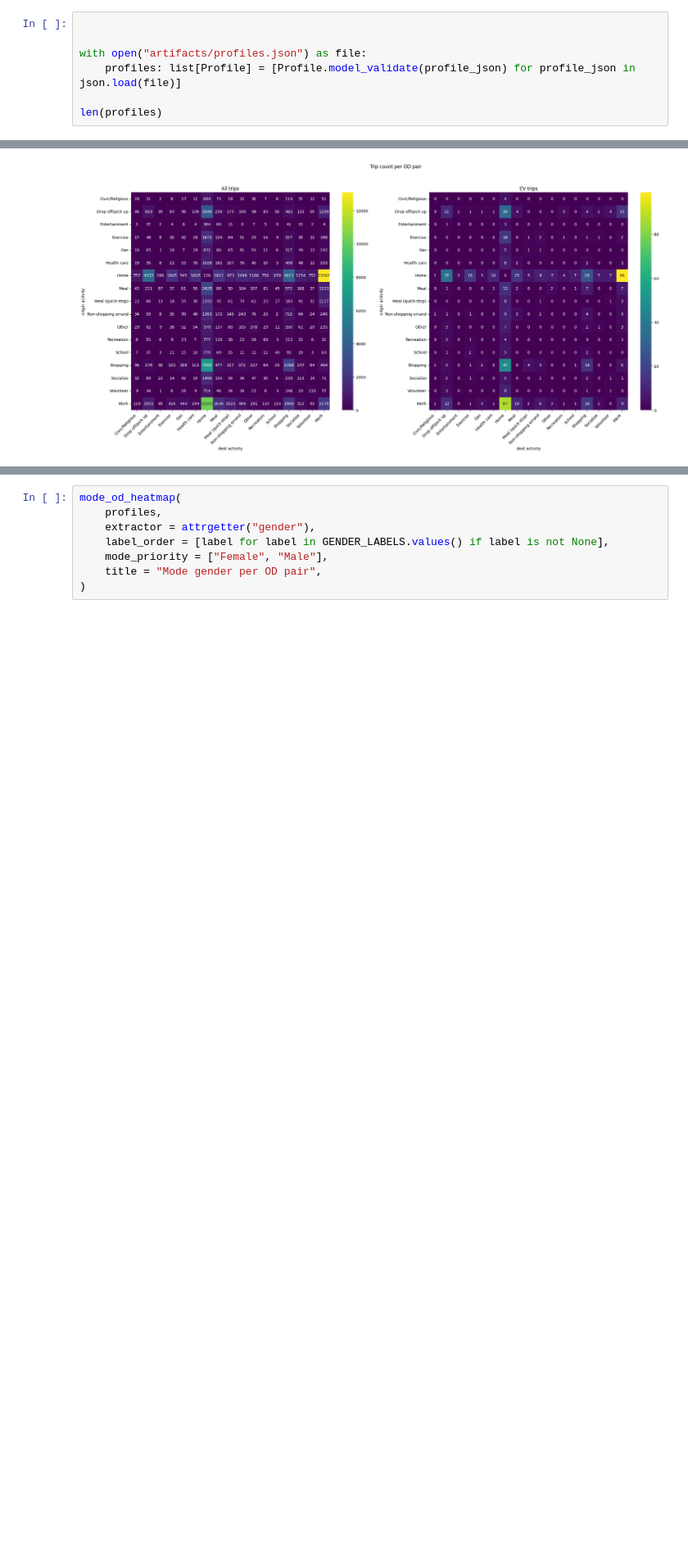
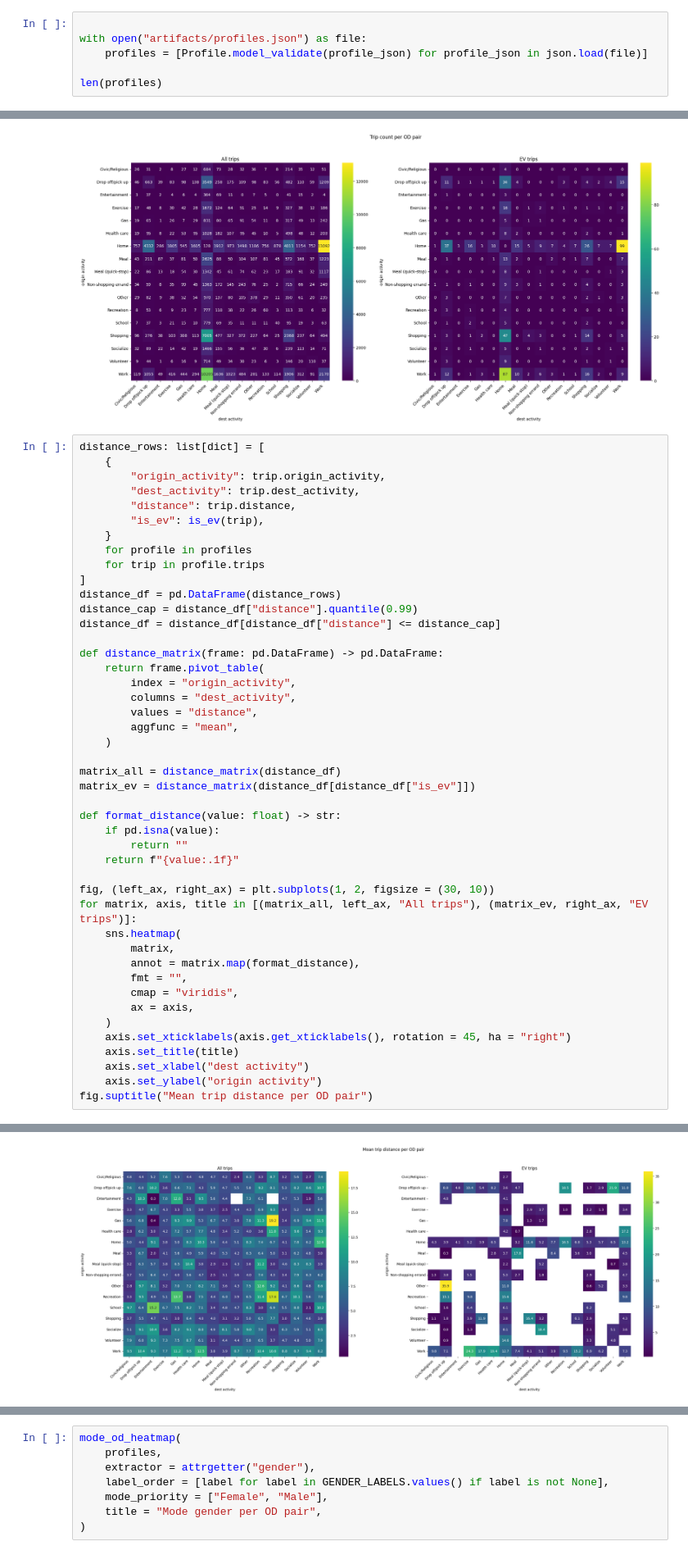
Before and after one commit to pengu-rengu/ev_digital_city, a Jupyter notebook: notebooks/od_analysis.ipynb, the cells around one changed output, grey strips where cells are left out. Shown at 82% size. Drawn from its saved outputs; the diff is of its cells as text; blank space fills up the shorter version.

Commit message:
Rename profile_analysis to od_analysis; add age/distance/archetype/household_size heatmaps
Co-Authored-By: Claude Opus 4.7 <noreply@anthropic.com>

```diff
--- a/notebooks/profile_analysis.ipynb
+++ b/notebooks/od_analysis.ipynb
@@ -7,9 +10,8 @@ import matplotlib.pyplot as plt
 import pandas as pd
 # %%
 
-
 with open("artifacts/profiles.json") as file:
-    profiles: list[Profile] = [Profile.model_validate(profile_json) for profile_json in json.load(file)]
+    profiles = [Profile.model_validate(profile_json) for profile_json in json.load(file)]
 
 len(profiles)
 # %% [output]
@@ -51,3 +53,49 @@ fig.suptitle("Trip count per OD pair")
 # %% [output]
 Text(0.5, 0.98, 'Trip count per OD pair')
 [figure]
+# %%
+distance_rows: list[dict] = [
+    {
+        "origin_activity": trip.origin_activity,
+        "dest_activity": trip.dest_activity,
+        "distance": trip.distance,
+        "is_ev": is_ev(trip),
+    }
+    for profile in profiles
+    for trip in profile.trips
+]
+distance_df = pd.DataFrame(distance_rows)
+distance_cap = distance_df["distance"].quantile(0.99)
+distance_df = distance_df[distance_df["distance"] <= distance_cap]
+
+def distance_matrix(frame: pd.DataFrame) -> pd.DataFrame:
+    return frame.pivot_table(
+        index = "origin_activity",
+        columns = "dest_activity",
+        values = "distance",
+        aggfunc = "mean",
+    )
+
+matrix_all = distance_matrix(distance_df)
+matrix_ev = distance_matrix(distance_df[distance_df["is_ev"]])
+
+def format_distance(value: float) -> str:
+    if pd.isna(value):
+        return ""
+    return f"{value:.1f}"
+
+fig, (left_ax, right_ax) = plt.subplots(1, 2, figsize = (30, 10))
+for matrix, axis, title in [(matrix_all, left_ax, "All trips"), (matrix_ev, right_ax, "EV trips")]:
+    sns.heatmap(
+        matrix,
+        annot = matrix.map(format_distance),
+        fmt = "",
+        cmap = "viridis",
+        ax = axis,
+    )
+    axis.set_xticklabels(axis.get_xticklabels(), rotation = 45, ha = "right")
+    axis.set_title(title)
+    axis.set_xlabel("dest activity")
+    axis.set_ylabel("origin activity")
+fig.suptitle("Mean trip distance per OD pair")
+# %% [output]
@@ -54,3 +103,4 @@ Text(0.5, 0.98, 'Trip count per OD pair')
+[figure, added]
 # %%
 INCOME_MIDPOINTS: dict[str, float] = {
     "Less than $15,000": 7_500,
```
Also changed, not shown: parts of 8 cells of this notebook.
